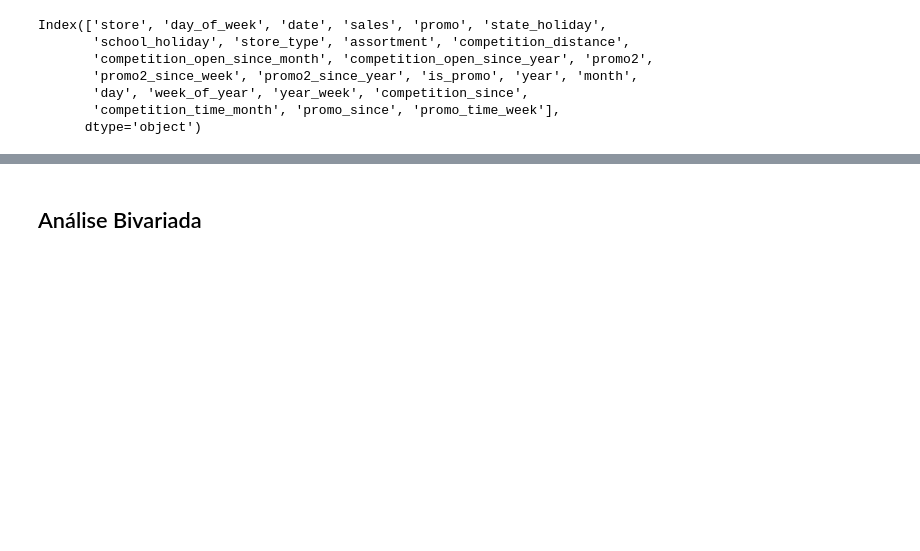
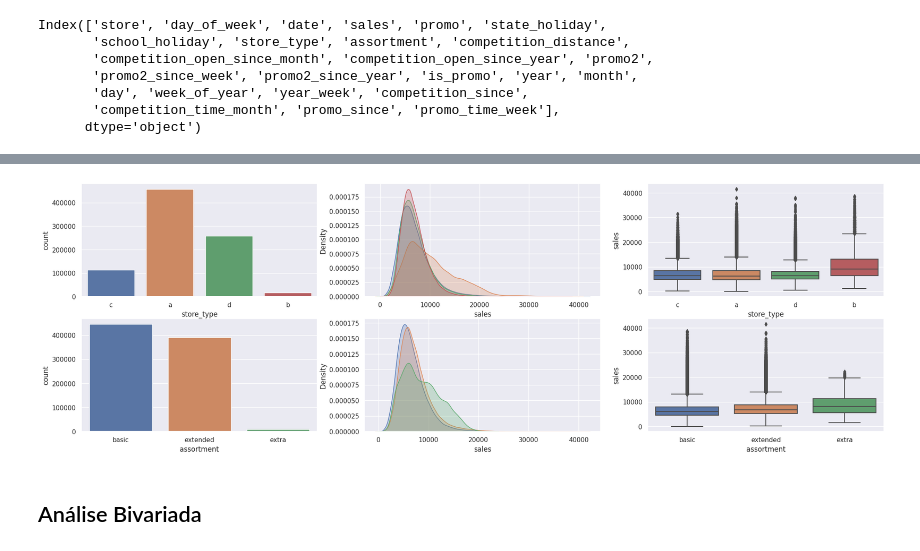
Before and after one commit to ricardosilvabr/rossmann-predict-sales, a Jupyter notebook: notebooks/v1_store_sales_prediction.ipynb, the cells around one changed output, grey strips where cells are left out. Cells and saved outputs as stored; diff of their text form; code cells hidden in the pictures; blank space fills up the shorter version.

```diff
--- a/notebooks/v1_store_sales_prediction.ipynb
+++ b/notebooks/v1_store_sales_prediction.ipynb
@@ -797,3 +879,30 @@ KeyError: 0
+# %%
+# store_type
+plt.subplot( 3, 3, 1 )
+sns.countplot( x=df4['store_type'] );
+
+plt.subplot( 3, 3, 2 )
+sns.kdeplot( df4[df4['store_type'] == 'a']['sales'], label='a', shade=True );
+sns.kdeplot( df4[df4['store_type'] == 'b']['sales'], label='b', shade=True );
+sns.kdeplot( df4[df4['store_type'] == 'c']['sales'], label='c', shade=True );
+sns.kdeplot( df4[df4['store_type'] == 'd']['sales'], label='d', shade=True );
+
+plt.subplot( 3, 3, 3 )
+sns.boxplot(x='store_type', y='sales', data=df4);
+
+# assortment
+plt.subplot( 3, 3, 4 )
+sns.countplot( x=df4['assortment'] );
+
+plt.subplot( 3, 3, 5 )
+sns.kdeplot( df4[df4['assortment'] == 'basic']['sales'], label='basic', shade=True );
+sns.kdeplot( df4[df4['assortment'] == 'extended']['sales'], label='extended', shade=True );
+sns.kdeplot( df4[df4['assortment'] == 'extra']['sales'], label='extra', shade=True );
+
+plt.subplot( 3, 3, 6 )
+sns.boxplot(x='assortment', y='sales', data=df4);
+# %% [output]
+[figure, added]
 # %% [markdown]
 ## Análise Bivariada
 # %% [markdown]
```
Also changed, not shown: parts of 11 cells of this notebook.
